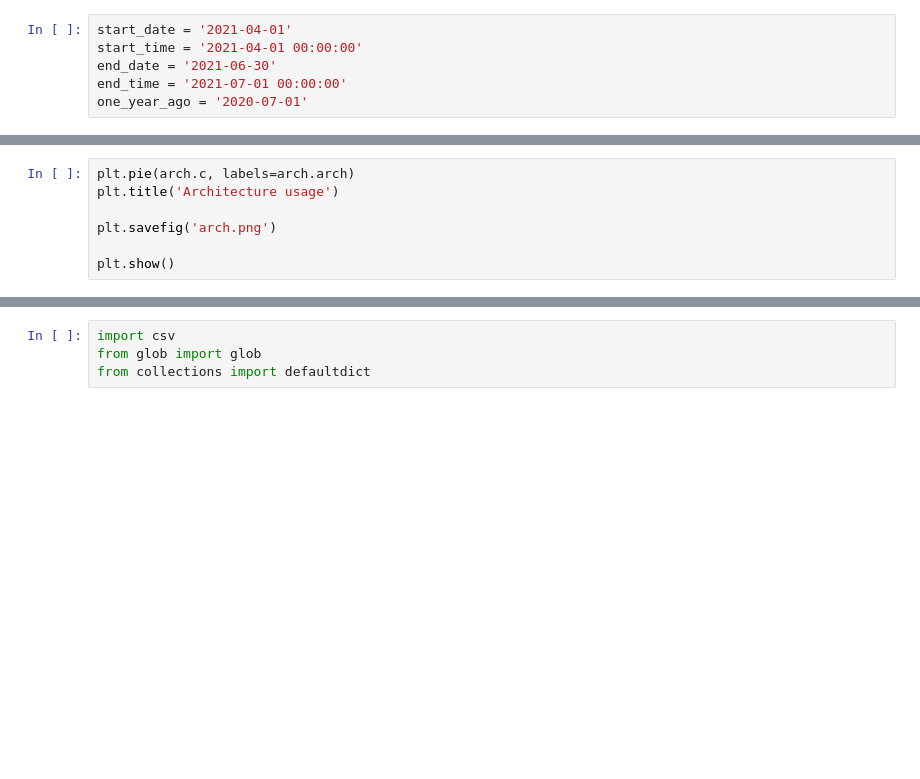
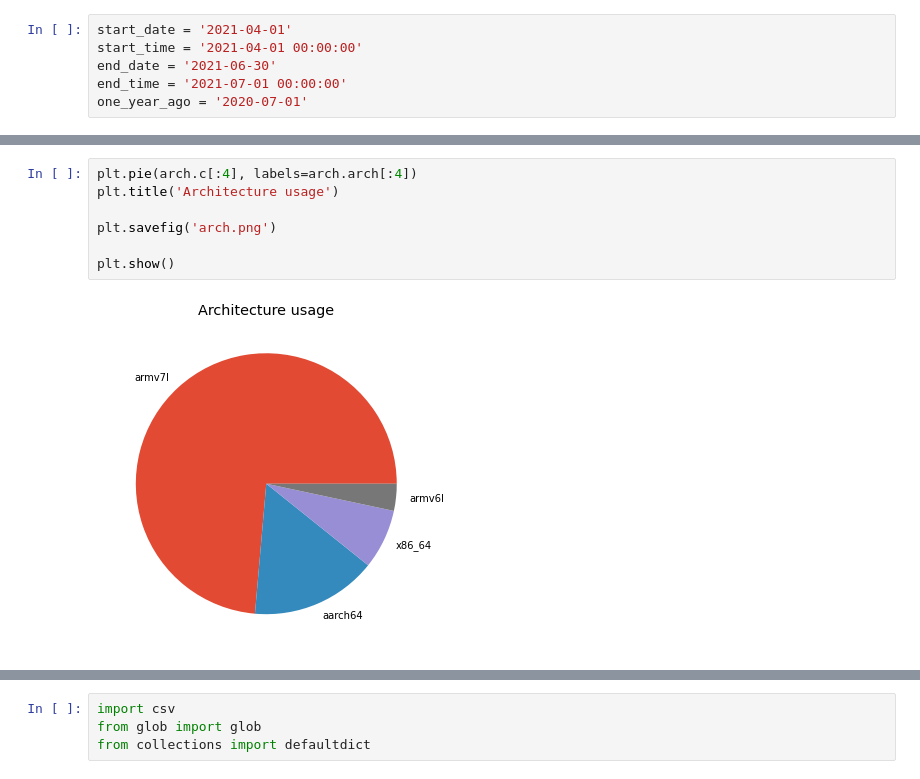
Before and after one commit to piwheels/stats, a Jupyter notebook: 2021q2.ipynb, the cells around one changed output, grey strips where cells are left out. Saved outputs shown, nothing was run; the diff lists cells and outputs as text; blank space fills up the shorter version.

```diff
--- a/2021q2.ipynb
+++ b/2021q2.ipynb
@@ -361,10 +628,12 @@ arch
 # %%
-plt.pie(arch.c, labels=arch.arch)
+plt.pie(arch.c[:4], labels=arch.arch[:4])
 plt.title('Architecture usage')
 
 plt.savefig('arch.png')
 
 plt.show()
+# %% [output]
+[figure, added]
 # %%
 arm_arch = pd.read_sql(f"""
     select arch, count(*) c
```
Also changed, not shown: parts of 52 cells of this notebook, 1 other file.
